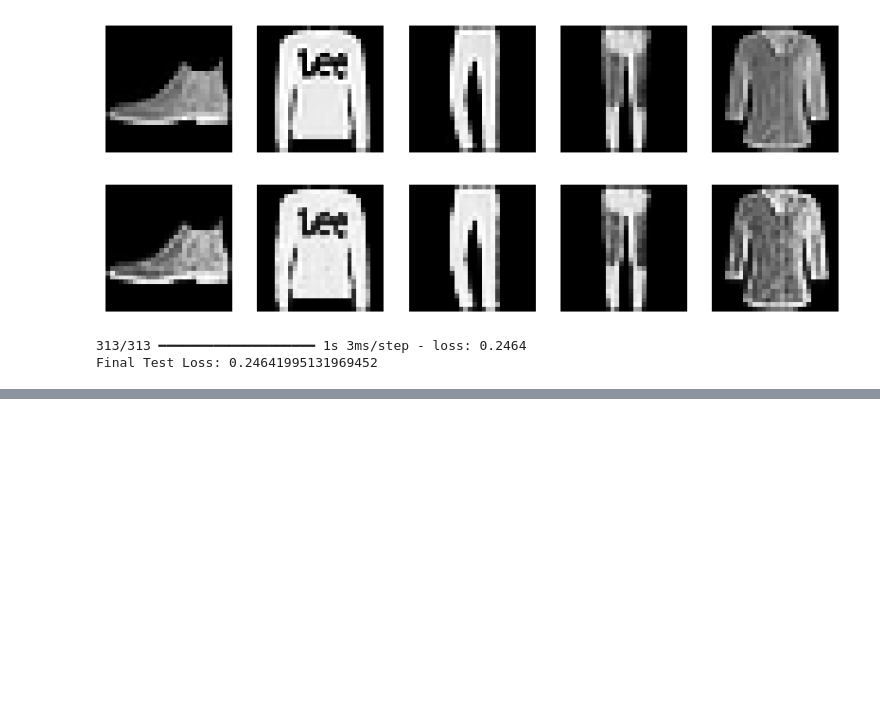
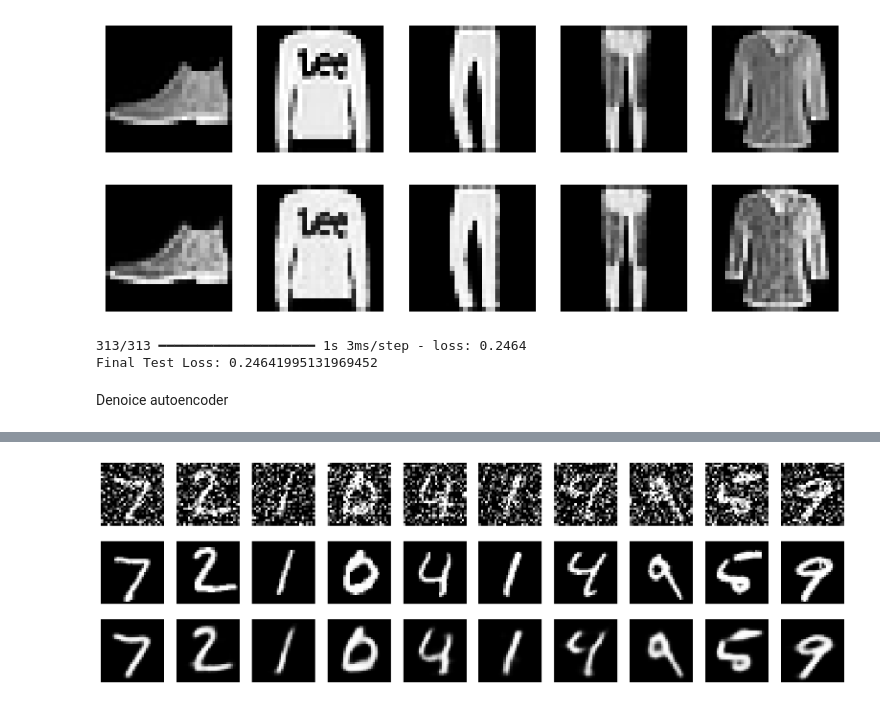
Before and after one commit to MaheeGamage/TIES4911-DL-for-dev, a Jupyter notebook: Task-3/Task 3-4.ipynb, the cells around one changed output, grey strips where cells are left out. Saved outputs shown, nothing was run; the diff lists cells and outputs as text; code cells hidden in the pictures; blank space fills up the shorter version.

```diff
--- a/Task-3/Task 3-4.ipynb
+++ b/Task-3/Task 3-4.ipynb
@@ -97,3 +97,75 @@ print(f"Final Test Loss: {final_loss}")
 # %% [output]
 313/313 ━━━━━━━━━━━━━━━━━━━━ 1s 3ms/step - loss: 0.2464
 Final Test Loss: 0.24641995131969452
+# %% [markdown]
+Denoice autoencoder
+# %%
+import tensorflow as tf
+from tensorflow import keras
+from tensorflow.keras import layers
+import numpy as np
+import matplotlib.pyplot as plt
+
+# Load dataset (MNIST for simplicity)
+(x_train, _), (x_test, _) = keras.datasets.mnist.load_data()
+x_train = x_train.astype("float32") / 255.0
+x_test = x_test.astype("float32") / 255.0
+
+# Add noise
+noise_factor = 0.5
+x_train_noisy = x_train + noise_factor * np.random.normal(loc=0.0, scale=1.0, size=x_train.shape)
+x_test_noisy = x_test + noise_factor * np.random.normal(loc=0.0, scale=1.0, size=x_test.shape)
+
+x_train_noisy = np.clip(x_train_noisy, 0.0, 1.0)
+x_test_noisy = np.clip(x_test_noisy, 0.0, 1.0)
+
+# Reshape for Conv2D (add channel dimension)
+x_train = np.expand_dims(x_train, axis=-1)
+x_test = np.expand_dims(x_test, axis=-1)
+x_train_noisy = np.expand_dims(x_train_noisy, axis=-1)
+x_test_noisy = np.expand_dims(x_test_noisy, axis=-1)
+
+# Define the autoencoder
+input_img = keras.Input(shape=(28, 28, 1))
+
+# Encoder
+x = layers.Conv2D(32, (3, 3), activation="relu", padding="same")(input_img)
+x = layers.MaxPooling2D((2, 2), padding="same")(x)
+x = layers.Conv2D(32, (3, 3), activation="relu", padding="same")(x)
+x = layers.MaxPooling2D((2, 2), padding="same")(x)
+
+# Decoder
+x = layers.Conv2D(32, (3, 3), activation="relu", padding="same")(x)
+x = layers.UpSampling2D((2, 2))(x)
+x = layers.Conv2D(32, (3, 3), activation="relu", padding="same")(x)
+x = layers.UpSampling2D((2, 2))(x)
+out = layers.Conv2D(1, (3, 3), activation="sigmoid", padding="same")(x)
+
+# Compile the model
+autoencoder = keras.Model(input_img, out)
+autoencoder.compile(optimizer="adam", loss="binary_crossentropy")
+
+# Train the model
+autoencoder.fit(x_train_noisy, x_train, epochs=10, batch_size=128, shuffle=True, validation_data=(x_test_noisy, x_test))
+
+# Visualize results
+def show_images(noisy, original, decoded, n=10):
+    plt.figure(figsize=(20, 6))
+    for i in range(n):
+        ax = plt.subplot(3, n, i + 1)
+        plt.imshow(noisy[i].squeeze(), cmap="gray")
+        plt.axis("off")
+
+        ax = plt.subplot(3, n, i + 1 + n)
+        plt.imshow(original[i].squeeze(), cmap="gray")
+        plt.axis("off")
+
+        ax = plt.subplot(3, n, i + 1 + 2 * n)
+        plt.imshow(decoded[i].squeeze(), cmap="gray")
+        plt.axis("off")
+    plt.show()
+
+# Predict and visualize
+decoded_imgs = autoencoder.predict(x_test_noisy)
+show_images(x_test_noisy, x_test, decoded_imgs)
+# %% [output]
@@ -99,0 +189 @@ Final Test Loss: 0.24641995131969452
+[figure, added]
```
Also changed, not shown: parts of 1 cell of this notebook.
